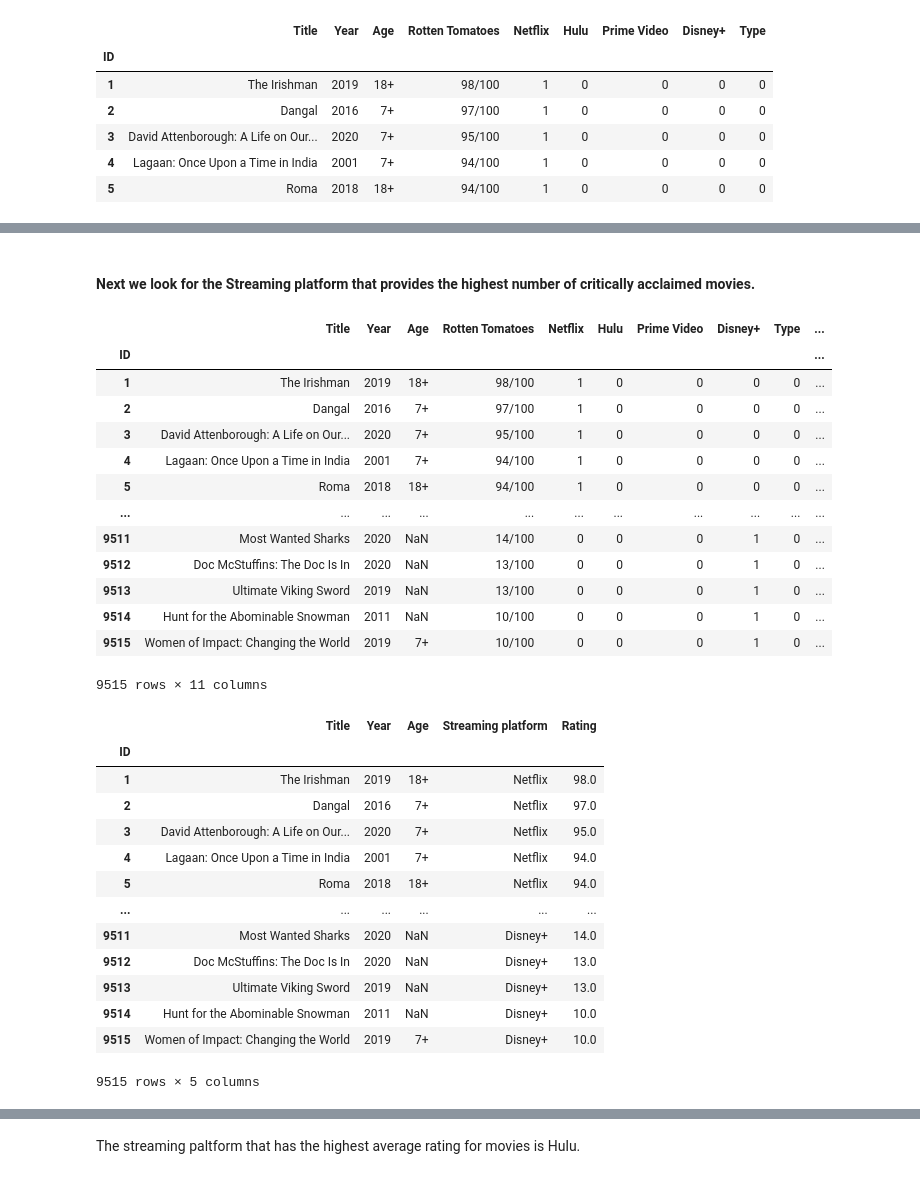
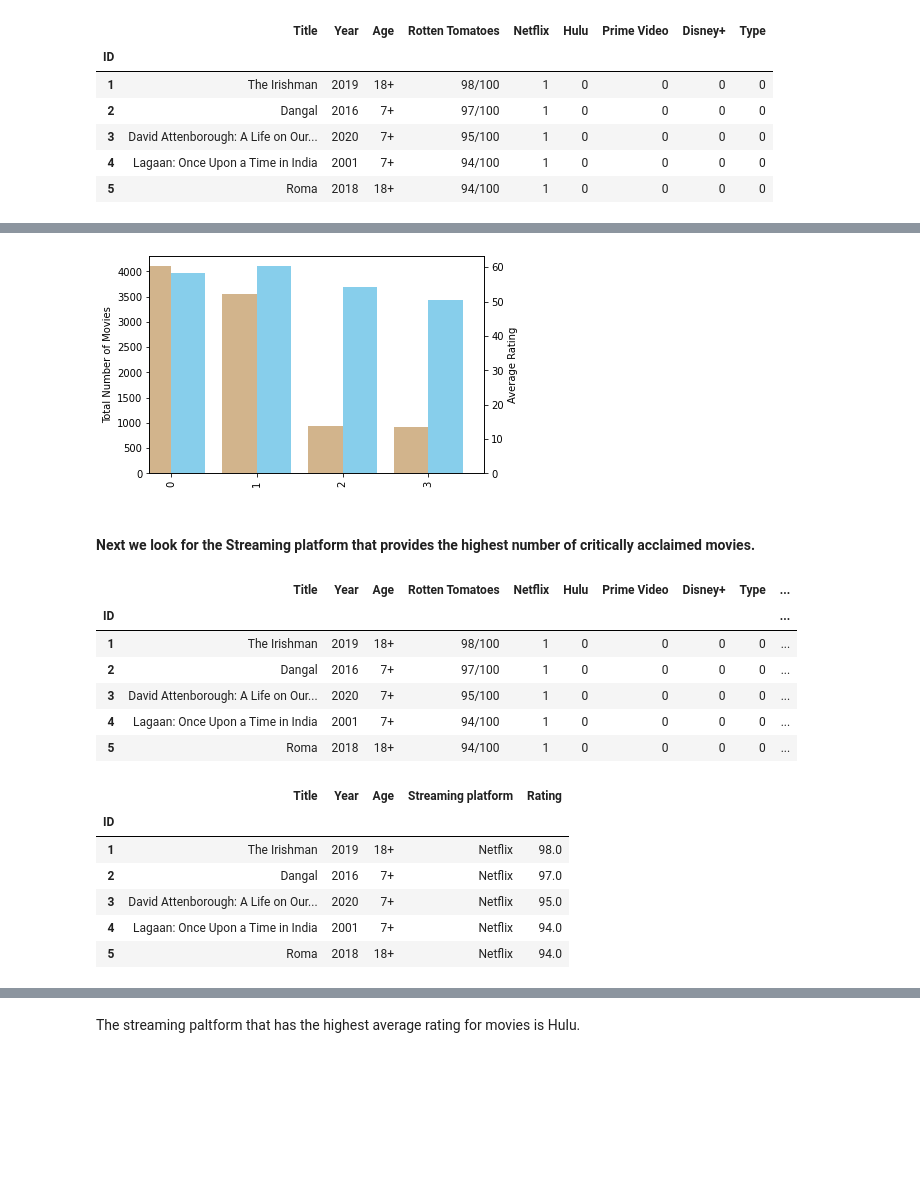
Before and after one commit to jb162/Midterm-Project, a Jupyter notebook: Mahi_project.ipynb, the cells around one changed output, grey strips where cells are left out. Saved outputs shown, nothing was run; the diff lists cells and outputs as text; code cells hidden in the pictures; blank space fills up the shorter version.

```diff
--- a/Mahi_project.ipynb
+++ b/Mahi_project.ipynb
@@ -33,3 +37,19 @@ Name: Streaming platform, dtype: int64
+# %%
+fig = plt.figure()
+ax = fig.add_subplot(111) # Create matplotlib axes
+ax2 = ax.twinx() # Create another axes that shares the same x-axis as ax.
+
+width = 0.4
+
+Highest_number_of_movies_df.Counts.plot(kind='bar', color='tan', ax=ax, width=width, position=1)
+average_rating.Rating.plot(kind='bar', color='skyblue', ax=ax2, width=width, position=0)
+
+ax.set_ylabel('Total Number of Movies')
+ax2.set_ylabel('Average Rating')
+#plt.xticks(Highest_number_of_movies_df['Streaming platform'])
+plt.show()
+# %% [output]
+[figure, added]
 # %% [markdown]
 #### Next we look for the Streaming platform that provides the highest number of critically acclaimed movies.
 # %%
@@ -38,26 +58,19 @@ data=movies_df['Rotten Tomatoes'].str.split('/', expand=True)
 # %%
 #Add the split value into a new column called rating and convert the values to float.
 movies_df['Rating']=pd.to_numeric(data[0])
-movies_df
+movies_df.head()
 # %% [output]
 |  | Title | Year | Age | Rotten Tomatoes | Netflix | Hulu | Prime Video | Disney+ | Type | ... |
 | ID |  |  |  |  |  |  |  |  |  | ... |
 | 1 | The Irishman | 2019 | 18+ | 98/100 | 1 | 0 | 0 | 0 | 0 | ... |
 | 2 | Dangal | 2016 | 7+ | 97/100 | 1 | 0 | 0 | 0 | 0 | ... |
 | 3 | David Attenborough: A Life on Our... | 2020 | 7+ | 95/100 | 1 | 0 | 0 | 0 | 0 | ... |
 | 4 | Lagaan: Once Upon a Time in India | 2001 | 7+ | 94/100 | 1 | 0 | 0 | 0 | 0 | ... |
 | 5 | Roma | 2018 | 18+ | 94/100 | 1 | 0 | 0 | 0 | 0 | ... |
-| ... | ... | ... | ... | ... | ... | ... | ... | ... | ... | ... |
-| 9511 | Most Wanted Sharks | 2020 | NaN | 14/100 | 0 | 0 | 0 | 1 | 0 | ... |
-| 9512 | Doc McStuffins: The Doc Is In | 2020 | NaN | 13/100 | 0 | 0 | 0 | 1 | 0 | ... |
-| 9513 | Ultimate Viking Sword | 2019 | NaN | 13/100 | 0 | 0 | 0 | 1 | 0 | ... |
-| 9514 | Hunt for the Abominable Snowman | 2011 | NaN | 10/100 | 0 | 0 | 0 | 1 | 0 | ... |
-| 9515 | Women of Impact: Changing the World | 2019 | 7+ | 10/100 | 0 | 0 | 0 | 1 | 0 | ... |
-9515 rows × 11 columns
 # %%
 #Clean data set by dropping uneccessary rows.
 clean_movies_df=movies_df.drop(columns=['Netflix', 'Hulu', 'Prime Video', 'Disney+','Rotten Tomatoes', 'Type'])
-clean_movies_df
+clean_movies_df.head()
 # %% [output]
 |  | Title | Year | Age | Streaming platform | Rating |
 | ID |  |  |  |  |  |
@@ -66,12 +79,5 @@ clean_movies_df
 | 3 | David Attenborough: A Life on Our... | 2020 | 7+ | Netflix | 95.0 |
 | 4 | Lagaan: Once Upon a Time in India | 2001 | 7+ | Netflix | 94.0 |
 | 5 | Roma | 2018 | 18+ | Netflix | 94.0 |
-| ... | ... | ... | ... | ... | ... |
-| 9511 | Most Wanted Sharks | 2020 | NaN | Disney+ | 14.0 |
-| 9512 | Doc McStuffins: The Doc Is In | 2020 | NaN | Disney+ | 13.0 |
-| 9513 | Ultimate Viking Sword | 2019 | NaN | Disney+ | 13.0 |
-| 9514 | Hunt for the Abominable Snowman | 2011 | NaN | Disney+ | 10.0 |
-| 9515 | Women of Impact: Changing the World | 2019 | 7+ | Disney+ | 10.0 |
-9515 rows × 5 columns
 # %%
 #Group by streaming platform on Rating and find the average.
```
Also changed, not shown: parts of 5 cells of this notebook.
